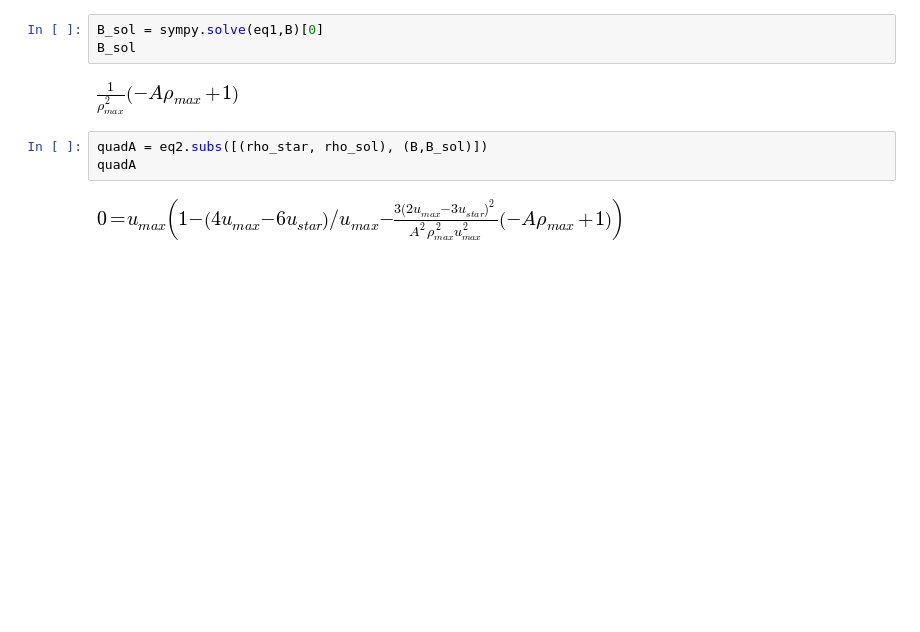
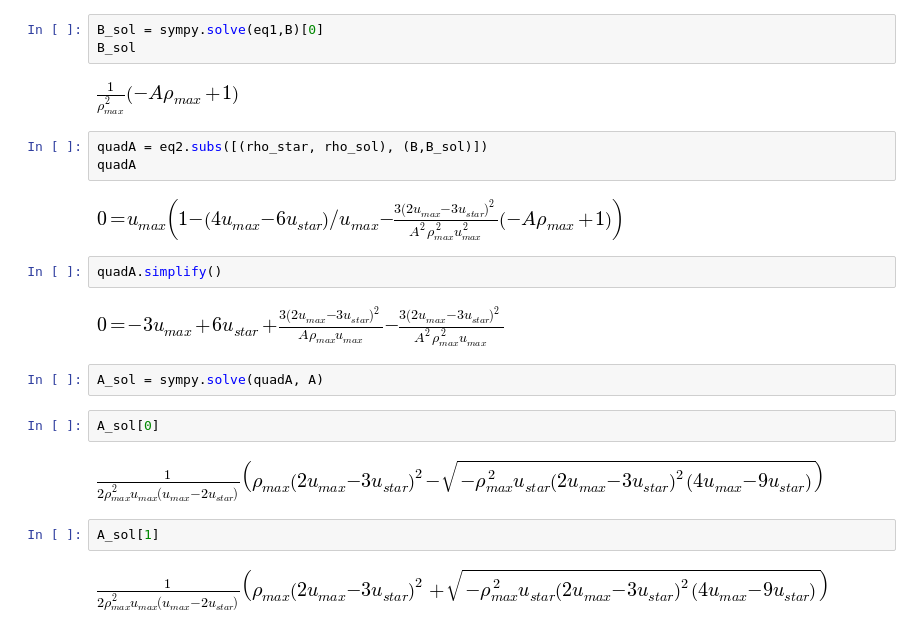
Before and after one commit to mjorisch/numerical-mooc, a Jupyter notebook: michaelj/module3_lesson3.ipynb, the cells around one changed output. Cells and saved outputs as stored; diff of their text form; blank space fills up the shorter version.

```diff
--- a/michaelj/module3_lesson3.ipynb
+++ b/michaelj/module3_lesson3.ipynb
@@ -90,3 +90,17 @@ quadA = eq2.subs([(rho_star, rho_sol), (B,B_sol)])
 quadA
 # %% [output]
 [figure]
+# %%
+quadA.simplify()
+# %% [output]
+[figure, added]
+# %%
+A_sol = sympy.solve(quadA, A)
+# %%
+A_sol[0]
+# %% [output]
+[figure, added]
+# %%
+A_sol[1]
+# %% [output]
+[figure, added]
```
